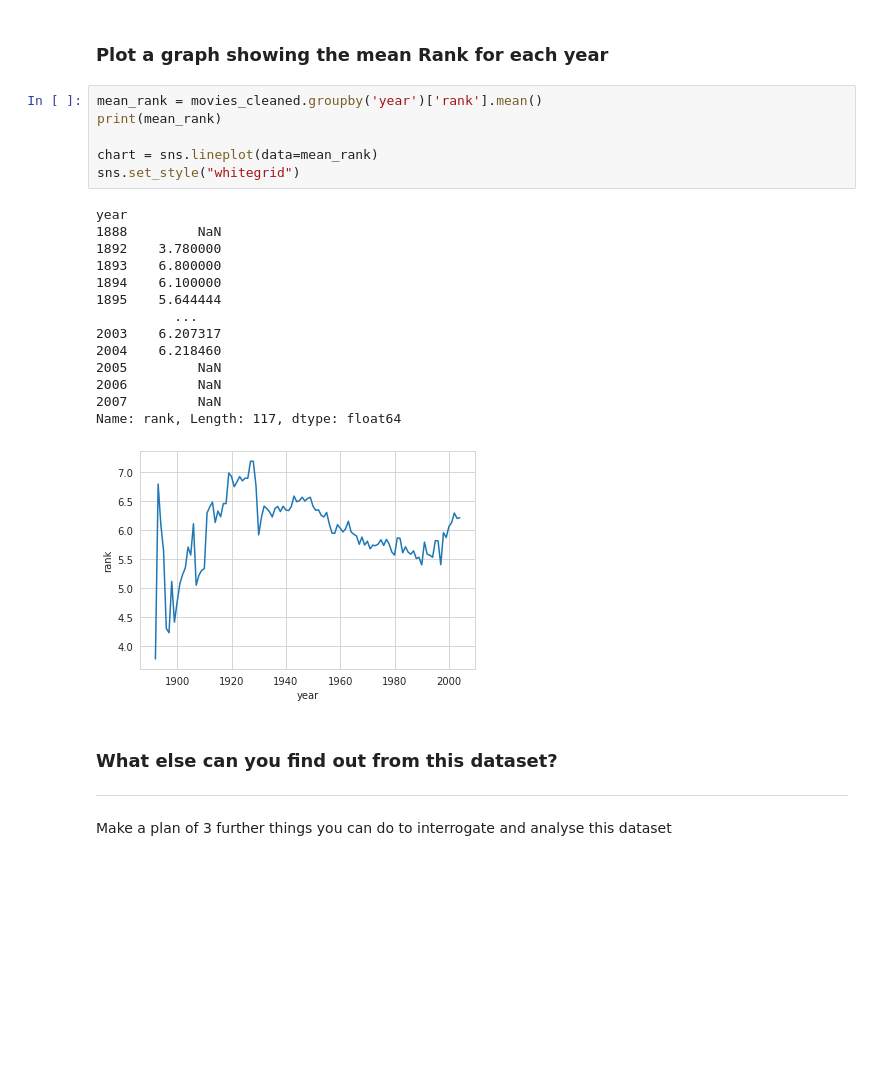
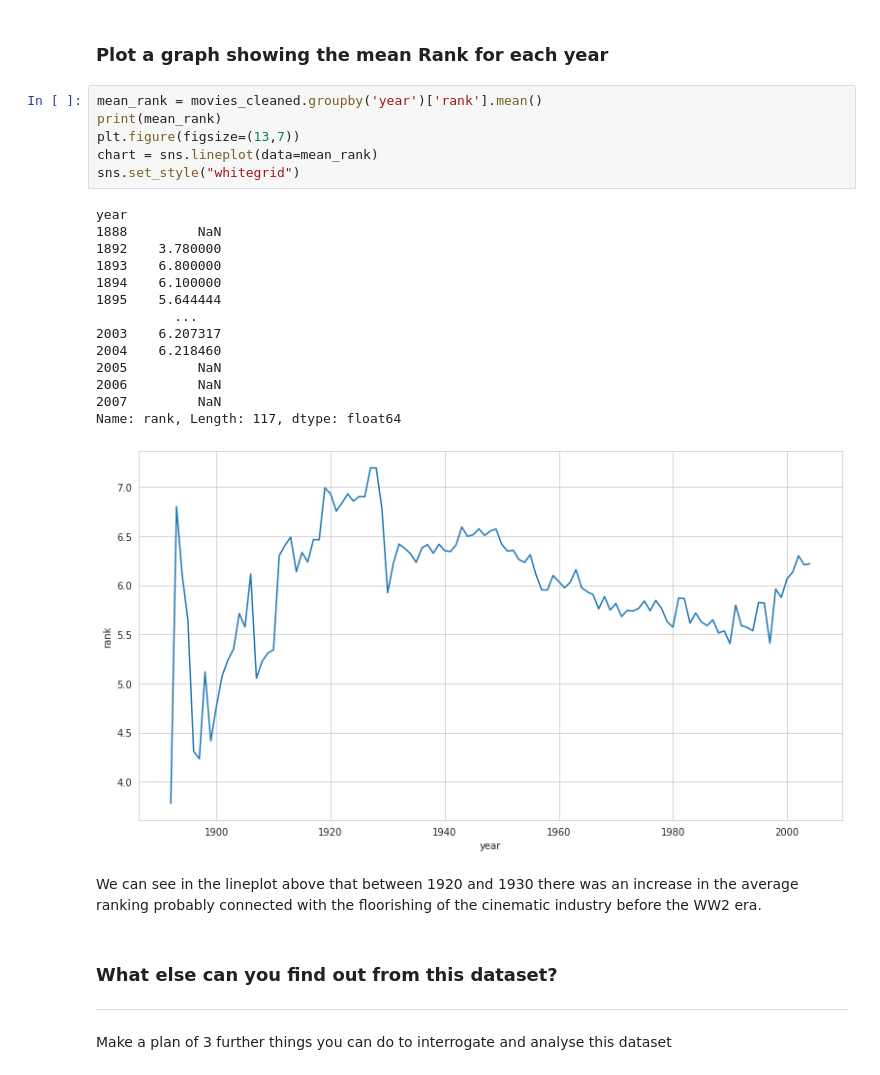
Before and after one commit to EllenSakkla/-PythonFundamentals, a Jupyter notebook: projects/Movies_Project.ipynb, the cells around one changed output. Cells and saved outputs as stored; diff of their text form; blank space fills up the shorter version.

```diff
--- a/projects/Movies_Project.ipynb
+++ b/projects/Movies_Project.ipynb
@@ -259,24 +318,26 @@ plt.show()
 # %%
 mean_rank = movies_cleaned.groupby('year')['rank'].mean()
 print(mean_rank)
-
+plt.figure(figsize=(13,7))
 chart = sns.lineplot(data=mean_rank)
 sns.set_style("whitegrid")
 # %% [output]
 year
 1888         NaN
 1892    3.780000
 1893    6.800000
 1894    6.100000
 1895    5.644444
           ...
 2003    6.207317
 2004    6.218460
 2005         NaN
 2006         NaN
 2007         NaN
 Name: rank, Length: 117, dtype: float64
-[figure, old version]
+[figure, new version]
+# %% [markdown]
+We can see in the lineplot above that between 1920 and 1930 there was an increase in the average ranking probably connected with the floorishing of the cinematic industry before the WW2 era.
 # %% [markdown]
 ### What else can you find out from this dataset?
 ---
```
Also changed, not shown: parts of 10 cells of this notebook.
